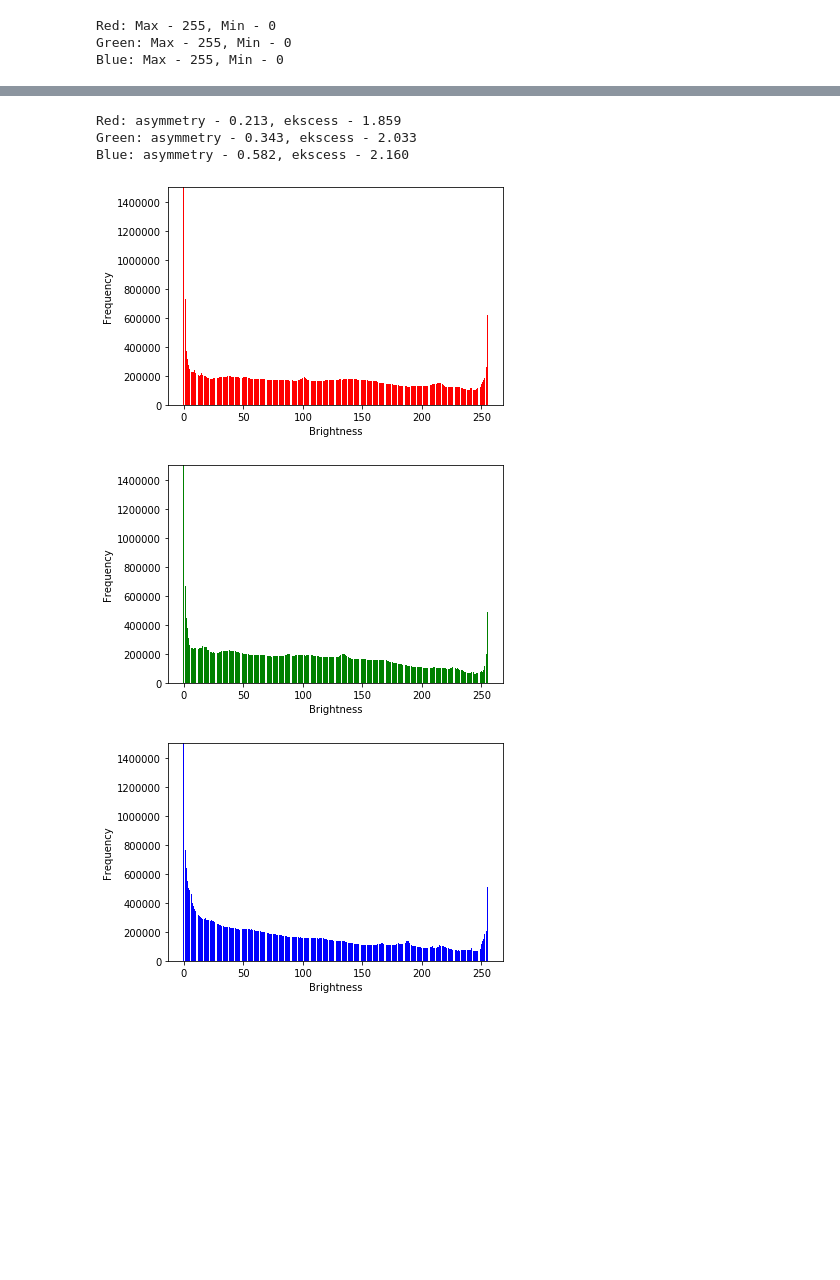
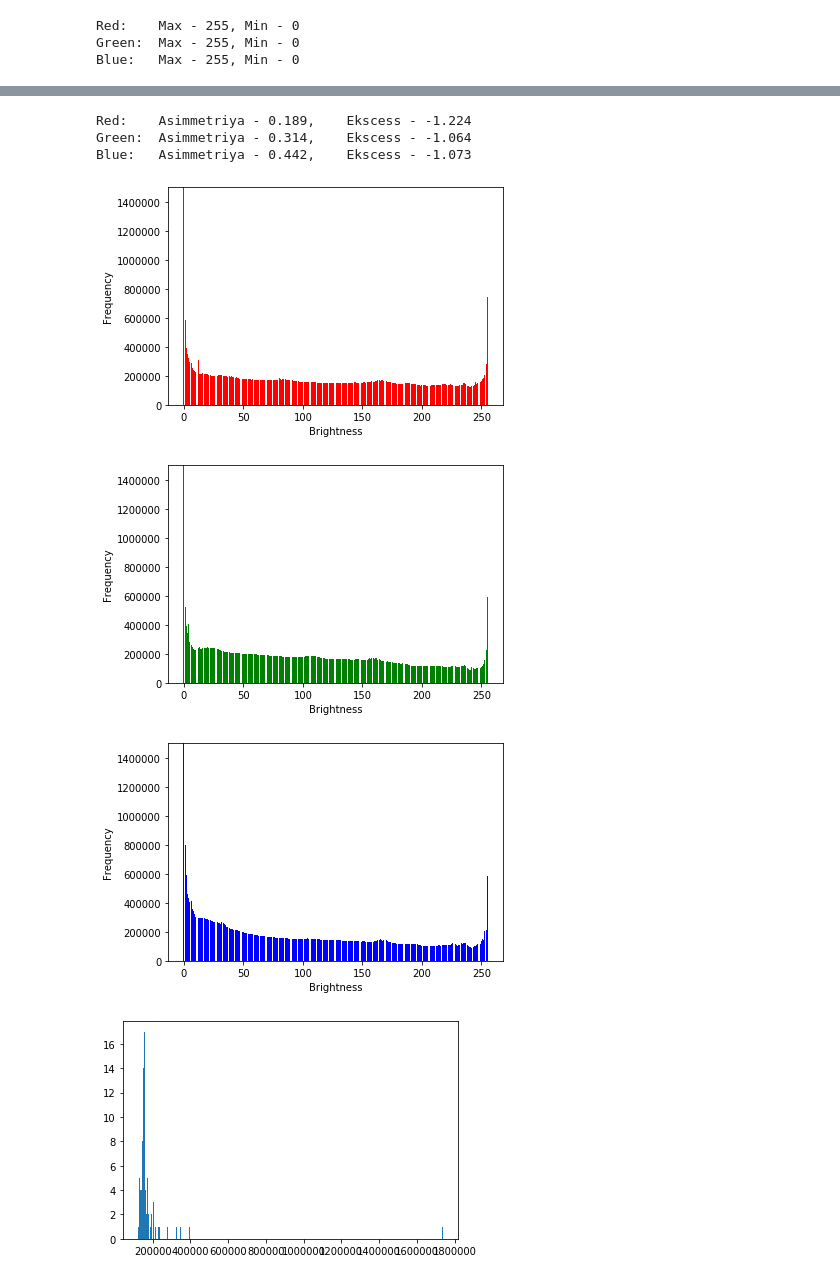
Before and after one commit to d-progonov/IPT-2020-FE91mp, a Jupyter notebook: lab1_Protsenko.ipynb, the cells around one changed output, grey strips where cells are left out. Drawn from its saved outputs; the diff is of its cells as text; code cells hidden in the pictures; blank space fills up the shorter version.

```diff
--- a/lab1_Protsenko.ipynb
+++ b/lab1_Protsenko.ipynb
@@ -6,12 +6,14 @@ import numpy as np
 from dataclasses import dataclass
 
 # load all images in a directory
-random.seed(9)
-random_indexes = random.sample(range(25000), 250)
+np.random.RandomState(9)
+random_indexes = np.random.choice(range(25000), 250)
 loaded_images = list()
 for i in range(250):
+	# load image
 	filename = 'im' + str(random_indexes[i]) + '.jpg'
-	img_data = image.imread('mirflickr25k/mirflickr/' + filename)
+	img_data = image.imread('../mirflickr25k/mirflickr/' + filename)
+	# store loaded image
 	loaded_images.append(img_data)
 	print('> loaded %s %s' % (filename, img_data.shape))
 # %% [output]
@@ -192,27 +179,27 @@ def E_operator(arr_values, M, power):
         ans += p * ((index - M) ** power)
     return ans
 
-#asymmetry, ekscess
+#2.d Asimmetriya, ekscess
 Asym_red = E_operator(values[RED], M_red, 3) / (D_red ** (3 / 2))
 Asym_green = E_operator(values[GREEN], M_green, 3) / (D_green ** (3 / 2))
 Asym_blue = E_operator(values[BLUE], M_blue, 3) / (D_blue ** (3 / 2))
 
-Ekscess_red = E_operator(values[RED], M_red, 4) / (D_red ** 2)
-Ekscess_green = E_operator(values[GREEN], M_green, 4) / (D_green ** 2)
-Ekscess_blue = E_operator(values[BLUE], M_blue, 4) / (D_blue ** 2)
-print('Red: asymmetry - {0:.3f}, ekscess - {1:.3f}'\
+Ekscess_red = E_operator(values[RED], M_red, 4) / (D_red ** 2) - 3
+Ekscess_green = E_operator(values[GREEN], M_green, 4) / (D_green ** 2) - 3
+Ekscess_blue = E_operator(values[BLUE], M_blue, 4) / (D_blue ** 2) - 3
+print('Red:\tAsimmetriya - {0:.3f},\tEkscess - {1:.3f}'\
 .format(Asym_red, Ekscess_red))
-print('Green: asymmetry - {0:.3f}, ekscess - {1:.3f}'\
+print('Green:\tAsimmetriya - {0:.3f},\tEkscess - {1:.3f}'\
 .format(Asym_green, Ekscess_green))
-print('Blue: asymmetry - {0:.3f}, ekscess - {1:.3f}'\
+print('Blue:\tAsimmetriya - {0:.3f},\tEkscess - {1:.3f}'\
 .format(Asym_blue, Ekscess_blue))
 # %% [output]
-Red: asymmetry - 0.213, ekscess - 1.859
-Green: asymmetry - 0.343, ekscess - 2.033
-Blue: asymmetry - 0.582, ekscess - 2.160
+Red:    Asimmetriya - 0.189,    Ekscess - -1.224
+Green:  Asimmetriya - 0.314,    Ekscess - -1.064
+Blue:   Asimmetriya - 0.442,    Ekscess - -1.073
 # %%
 import matplotlib.pyplot as plt
-
+#3. Histograms
 x = range(256)
 
 #RED
@@ -234,6 +221,13 @@ plt.ylabel('Frequency')
 plt.ylim(top=1500000)
 plt.show()
 # %% [output]
-[figure, old version]
+[figure, new version]
-[figure, old version]
+[figure, new version]
-[figure, old version]
+[figure, new version]
+# %%
+import seaborn as sns
+test = values[RED]
+plt.hist(test,bins = 1000)
+plt.show()
+# %% [output]
+[figure, added]
```
Also changed, not shown: parts of 7 cells of this notebook, 1 other file.
